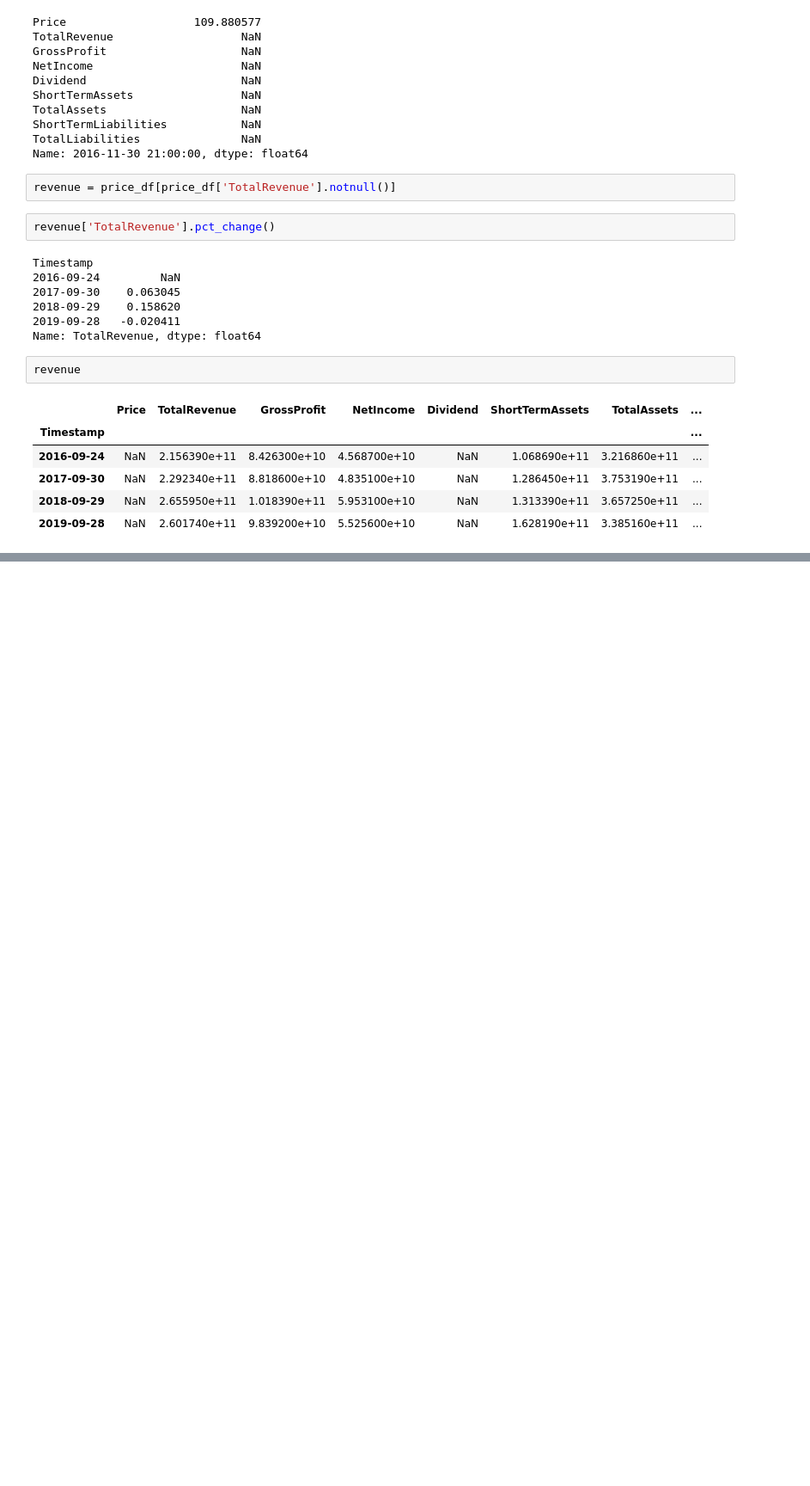
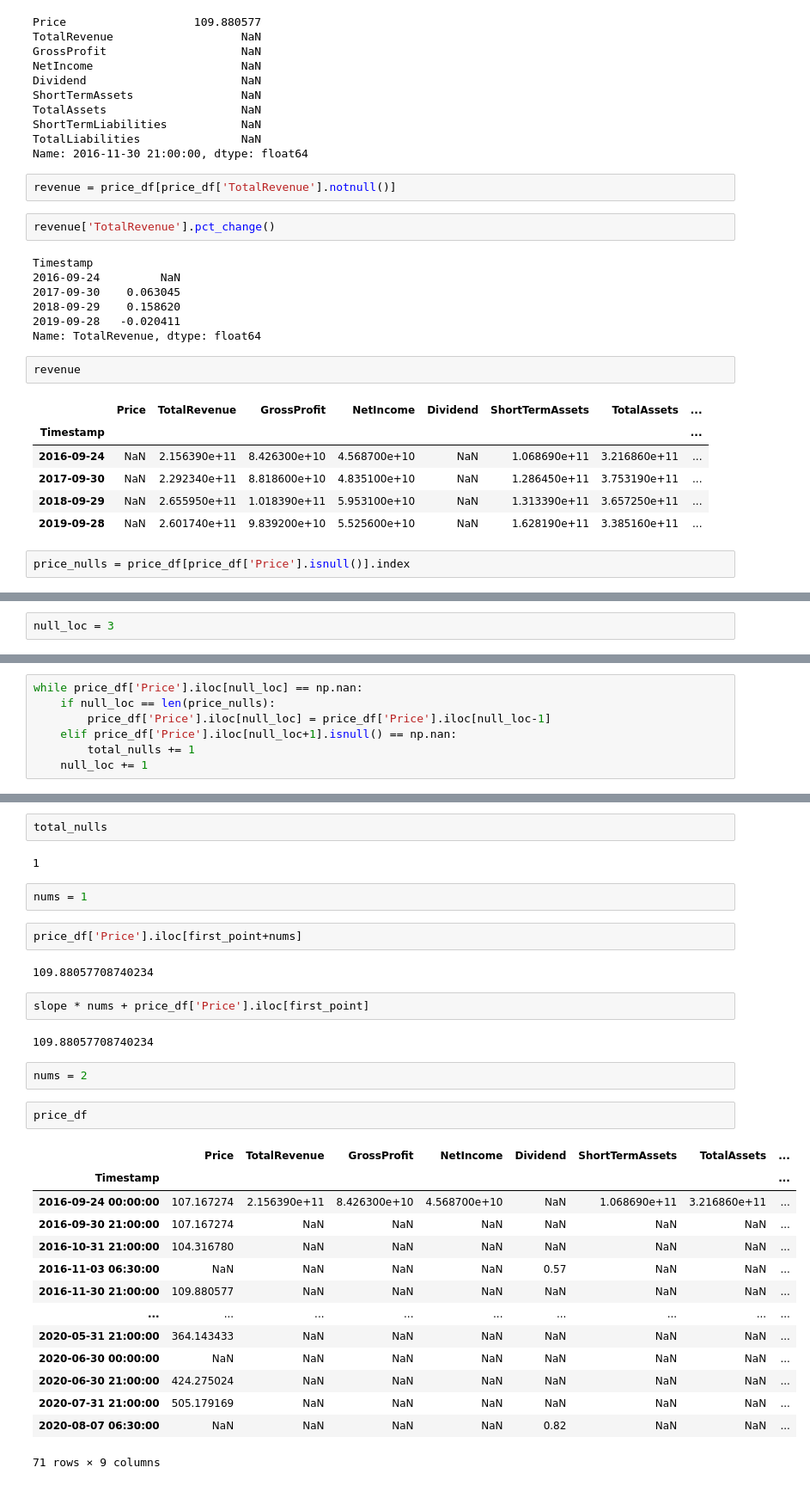
Before and after one commit to michael-michelotti/stock_picker, a Jupyter notebook: Stock_Model_Practice.ipynb, the cells around one changed output, grey strips where cells are left out. Shown at 86% size. Drawn from its saved outputs; the diff is of its cells as text; blank space fills up the shorter version.

```diff
--- a/Stock_Model_Practice.ipynb
+++ b/Stock_Model_Practice.ipynb
@@ -227,3 +227,5 @@ revenue
 | 2017-09-30 | NaN | 2.292340e+11 | 8.818600e+10 | 4.835100e+10 | NaN | 1.286450e+11 | 3.753190e+11 | ... |
 | 2018-09-29 | NaN | 2.655950e+11 | 1.018390e+11 | 5.953100e+10 | NaN | 1.313390e+11 | 3.657250e+11 | ... |
 | 2019-09-28 | NaN | 2.601740e+11 | 9.839200e+10 | 5.525600e+10 | NaN | 1.628190e+11 | 3.385160e+11 | ... |
+# %%
+price_nulls = price_df[price_df['Price'].isnull()].index
@@ -229,0 +292,2 @@ revenue
+# %%
+null_loc = 3
@@ -229,0 +314,7 @@ revenue
+# %%
+while price_df['Price'].iloc[null_loc] == np.nan:
+    if null_loc == len(price_nulls):
+        price_df['Price'].iloc[null_loc] = price_df['Price'].iloc[null_loc-1]
+    elif price_df['Price'].iloc[null_loc+1].isnull() == np.nan:
+        total_nulls += 1
+    null_loc += 1
@@ -229,0 +353,33 @@ revenue
+# %%
+total_nulls
+# %% [output]
+1
+# %%
+nums = 1
+# %%
+price_df['Price'].iloc[first_point+nums]
+# %% [output]
+109.88057708740234
+# %%
+slope * nums + price_df['Price'].iloc[first_point]
+# %% [output]
+109.88057708740234
+# %%
+nums = 2
+# %%
+price_df
+# %% [output]
+|  | Price | TotalRevenue | GrossProfit | NetIncome | Dividend | ShortTermAssets | TotalAssets | ... |
+| Timestamp |  |  |  |  |  |  |  | ... |
+| 2016-09-24 00:00:00 | 107.167274 | 2.156390e+11 | 8.426300e+10 | 4.568700e+10 | NaN | 1.068690e+11 | 3.216860e+11 | ... |
+| 2016-09-30 21:00:00 | 107.167274 | NaN | NaN | NaN | NaN | NaN | NaN | ... |
+| 2016-10-31 21:00:00 | 104.316780 | NaN | NaN | NaN | NaN | NaN | NaN | ... |
+| 2016-11-03 06:30:00 | NaN | NaN | NaN | NaN | 0.57 | NaN | NaN | ... |
+| 2016-11-30 21:00:00 | 109.880577 | NaN | NaN | NaN | NaN | NaN | NaN | ... |
+| ... | ... | ... | ... | ... | ... | ... | ... | ... |
+| 2020-05-31 21:00:00 | 364.143433 | NaN | NaN | NaN | NaN | NaN | NaN | ... |
+| 2020-06-30 00:00:00 | NaN | NaN | NaN | NaN | NaN | NaN | NaN | ... |
+| 2020-06-30 21:00:00 | 424.275024 | NaN | NaN | NaN | NaN | NaN | NaN | ... |
+| 2020-07-31 21:00:00 | 505.179169 | NaN | NaN | NaN | NaN | NaN | NaN | ... |
+| 2020-08-07 06:30:00 | NaN | NaN | NaN | NaN | 0.82 | NaN | NaN | ... |
+71 rows × 9 columns
```
Also changed, not shown: parts of 25 cells of this notebook, 7 other files.
